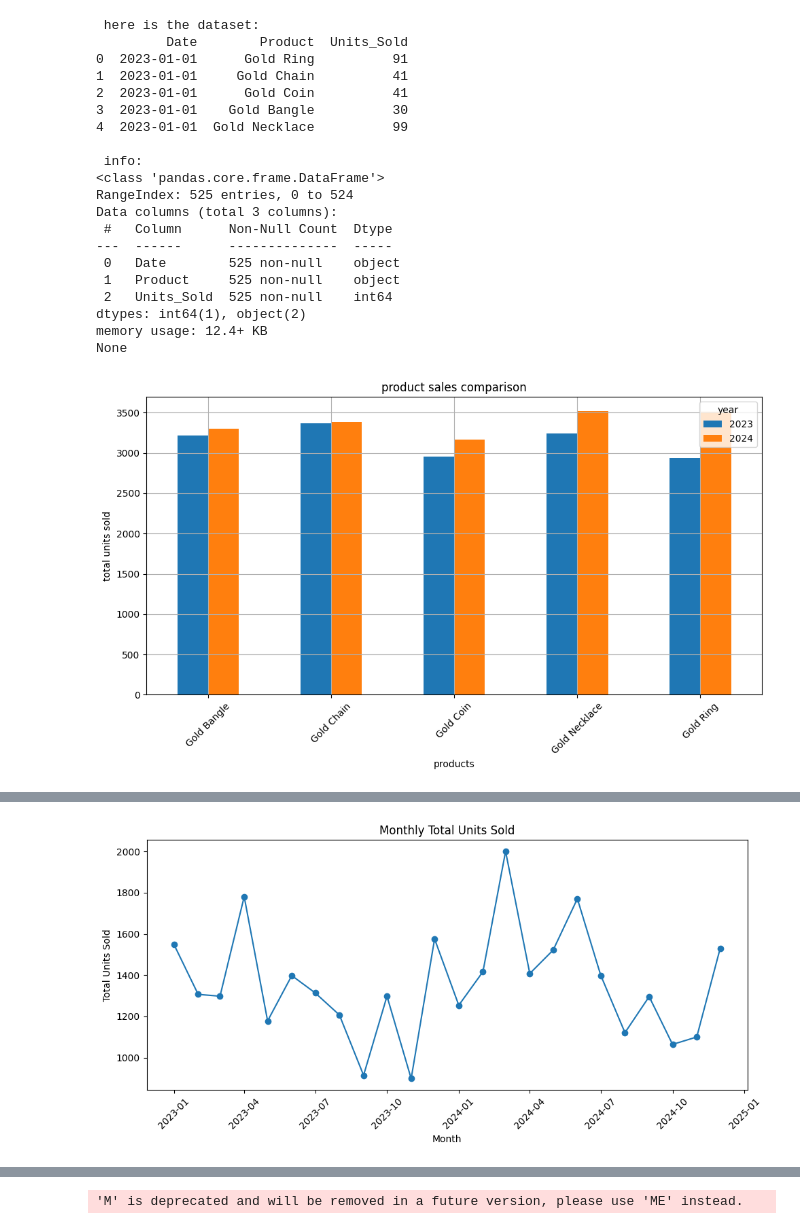
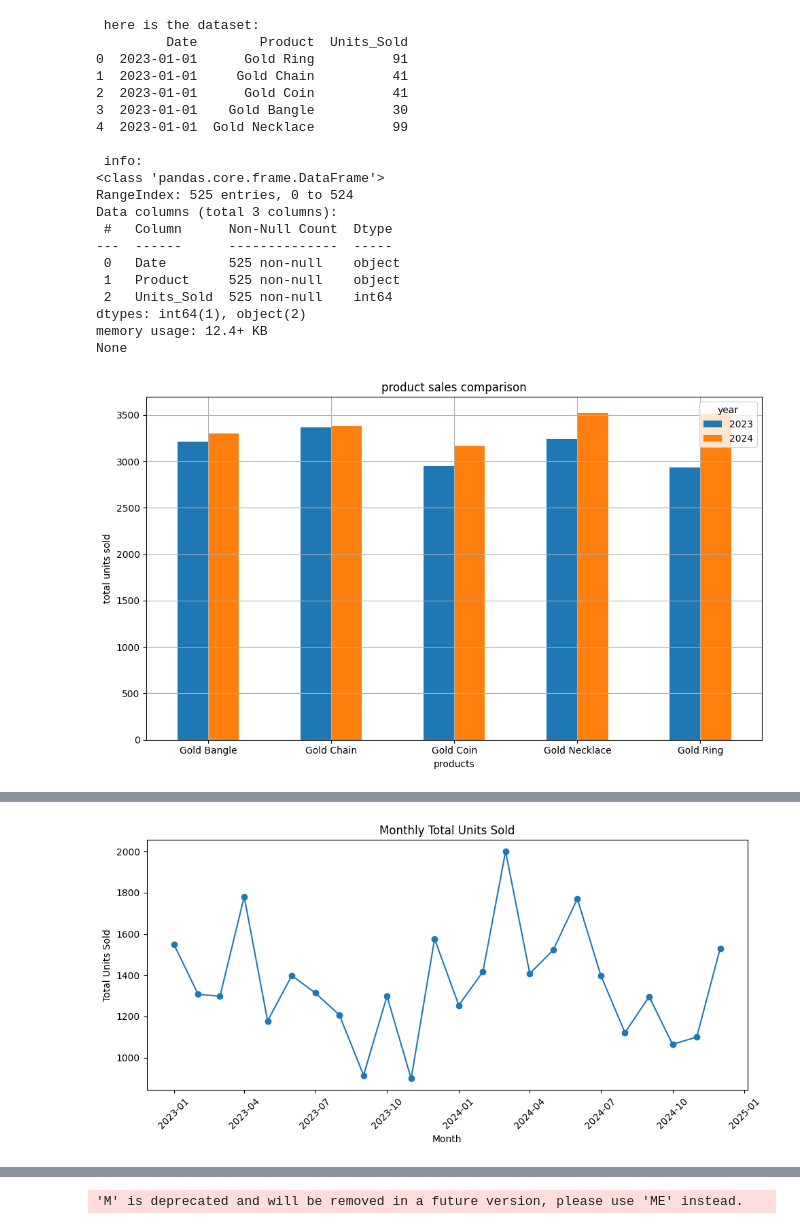
Before and after one commit to akash-sureshkumar/Gold_sales_dashboard, a Jupyter notebook: gold_ml.ipynb, the cells around one changed output, grey strips where cells are left out. Drawn from its saved outputs; the diff is of its cells as text; code cells hidden in the pictures.

```diff
--- a/gold_ml.ipynb
+++ b/gold_ml.ipynb
@@ -28,17 +28,18 @@ product_pivot.plot(kind='bar', figsize=(10,6))
 plt.title("product sales comparison")
 plt.xlabel("products")
 plt.ylabel("total units sold")
-plt.xticks(rotation=45)
+plt.xticks(rotation=0)
 plt.grid(True)
 plt.tight_layout()
 plt.savefig("product sales comparison matplotlib_png")
 plt.show()
 
-fig = px.bar(product_summary,
-             x='Product',
-             y='Units_Sold',
+
+fig = px.line_polar(product_summary,
+             theta='Product',
+             r='Units_Sold',
+             line_close=True,
              color='year',
-             barmode='group',
              title="product sales 2023 vs 2024 (Interactive)")
 fig.show()
 
@@ -80,34 +81,34 @@ df_forecast = pd.DataFrame({'Month': future_months, 'Predicted_Sales': future_pr
 print(df_forecast)
 plt.figure(figsize=(10, 5))
 plt.plot(monthly_total['Month'], monthly_total['Units_Sold'], marker='o', label='Actual')
 plt.plot(df_forecast['Month'], df_forecast['Predicted_Sales'], label='Forecast', linestyle='--', marker='o')
 plt.legend()
 plt.xticks(rotation=45)
 plt.tight_layout()
 plt.show()
 joblib.dump(xgb,'goldsales.joblib')
 # %% [output]
  here is the dataset:
          Date        Product  Units_Sold
 0  2023-01-01      Gold Ring          91
 1  2023-01-01     Gold Chain          41
 2  2023-01-01      Gold Coin          41
 3  2023-01-01    Gold Bangle          30
 4  2023-01-01  Gold Necklace          99
 
  info:
 <class 'pandas.core.frame.DataFrame'>
 RangeIndex: 525 entries, 0 to 524
 Data columns (total 3 columns):
  #   Column      Non-Null Count  Dtype
 ---  ------      --------------  -----
  0   Date        525 non-null    object
  1   Product     525 non-null    object
  2   Units_Sold  525 non-null    int64
 dtypes: int64(1), object(2)
 memory usage: 12.4+ KB
 None
-[figure, old version]
+[figure, new version]
 [interactive output not drawn]
 [figure]
 LinearRegression Mean Squared Error: 121944.53367189897
```
